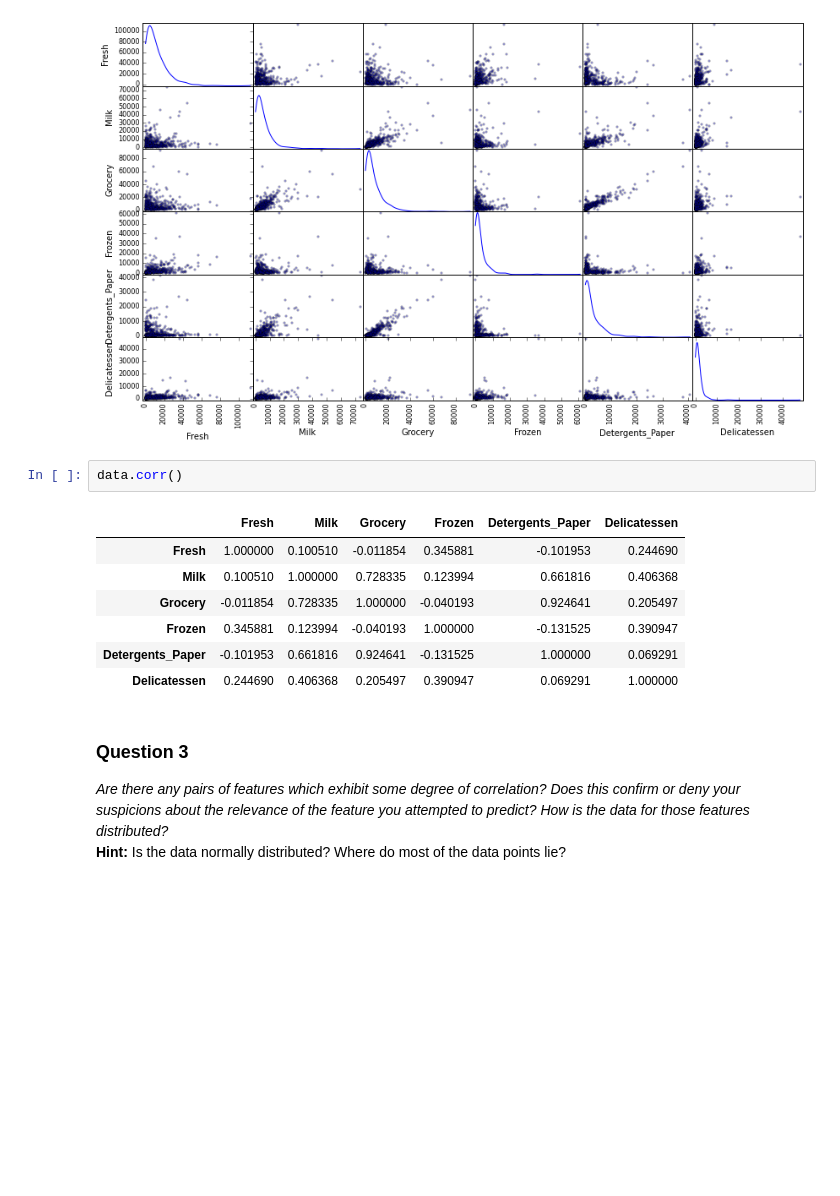
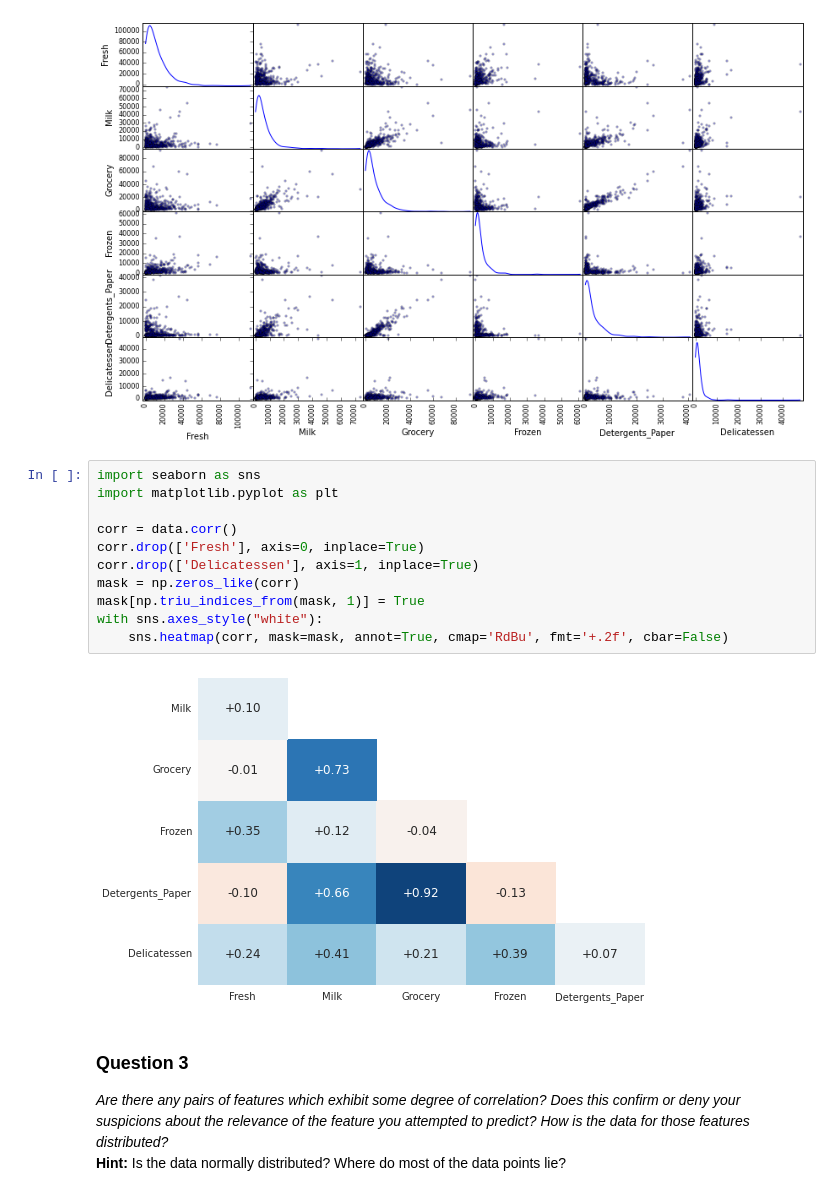
Before and after one commit to bstraa/MachineLearningNano, a Jupyter notebook: creating_customer_segments/customer_segments.ipynb, the cells around one changed output. Saved outputs shown, nothing was run; the diff lists cells and outputs as text; blank space fills up the shorter version.

```diff
--- a/creating_customer_segments/customer_segments.ipynb
+++ b/creating_customer_segments/customer_segments.ipynb
@@ -153,16 +160,19 @@ To get a better understanding of the dataset, we can construct a scatter matrix
 pd.scatter_matrix(data, alpha = 0.3, figsize = (14,8), diagonal = 'kde');
 # %% [output]
 [figure]
-# %%
-data.corr()
-# %% [output]
-|  | Fresh | Milk | Grocery | Frozen | Detergents_Paper | Delicatessen |
-| Fresh | 1.000000 | 0.100510 | -0.011854 | 0.345881 | -0.101953 | 0.244690 |
-| Milk | 0.100510 | 1.000000 | 0.728335 | 0.123994 | 0.661816 | 0.406368 |
-| Grocery | -0.011854 | 0.728335 | 1.000000 | -0.040193 | 0.924641 | 0.205497 |
-| Frozen | 0.345881 | 0.123994 | -0.040193 | 1.000000 | -0.131525 | 0.390947 |
-| Detergents_Paper | -0.101953 | 0.661816 | 0.924641 | -0.131525 | 1.000000 | 0.069291 |
-| Delicatessen | 0.244690 | 0.406368 | 0.205497 | 0.390947 | 0.069291 | 1.000000 |
+# %%
+import seaborn as sns
+import matplotlib.pyplot as plt
+
+corr = data.corr()
+corr.drop(['Fresh'], axis=0, inplace=True)
+corr.drop(['Delicatessen'], axis=1, inplace=True)
+mask = np.zeros_like(corr)
+mask[np.triu_indices_from(mask, 1)] = True
+with sns.axes_style("white"):
+    sns.heatmap(corr, mask=mask, annot=True, cmap='RdBu', fmt='+.2f', cbar=False)
+# %% [output]
+[figure, added]
 # %% [markdown]
 ### Question 3
 *Are there any pairs of features which exhibit some degree of correlation? Does this confirm or deny your suspicions about the relevance of the feature you attempted to predict? How is the data for those features distributed?*
```
Also changed, not shown: parts of 11 cells of this notebook, 1 other file.
